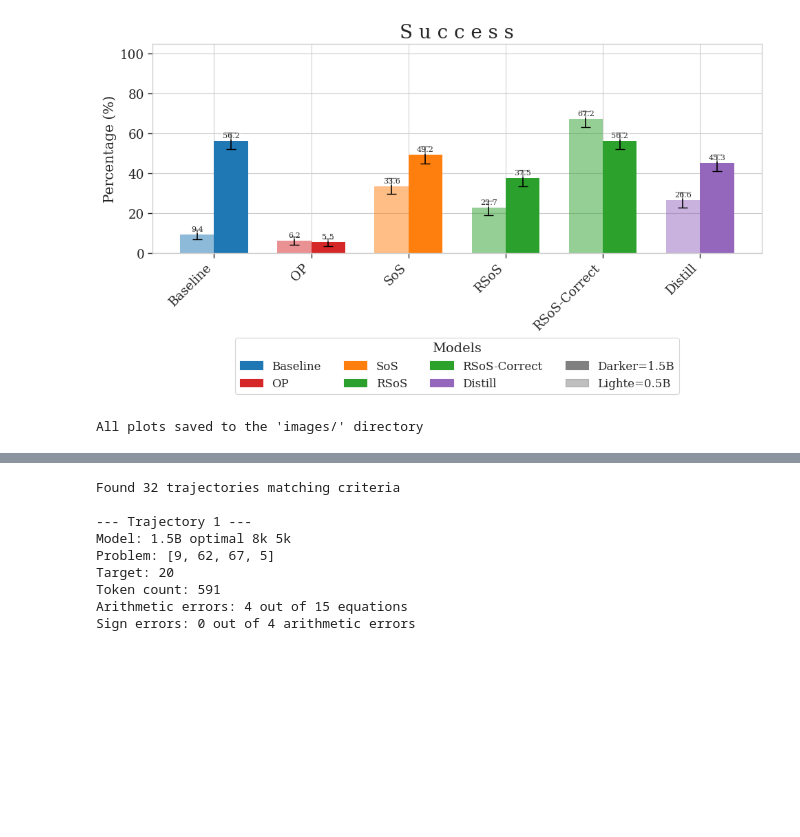
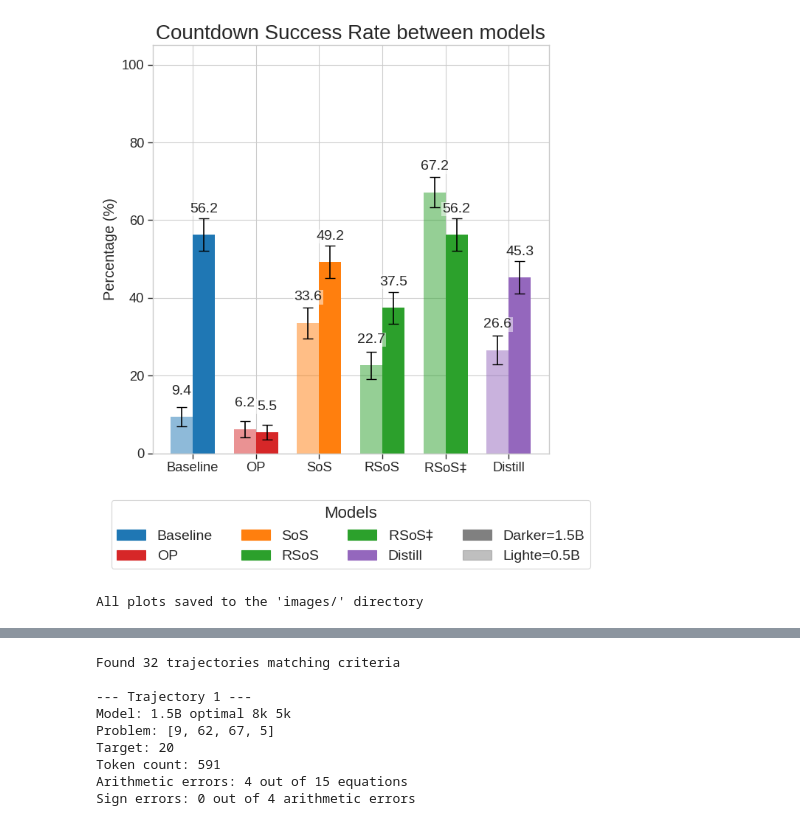
Before and after one commit to chloeli-15/stream-of-search, a Jupyter notebook: results/trajectory_analysis (3).ipynb, the cells around one changed output, grey strips where cells are left out. Drawn from its saved outputs; the diff is of its cells as text; code cells hidden in the pictures; blank space fills up the shorter version.

Commit message:
new resutls and plotting

```diff
--- a/results/trajectory_analysis (3).ipynb
+++ b/results/trajectory_analysis (3).ipynb
@@ -493,8 +493,11 @@ def parse_model_filepath(filepath):
         "OP": r"qwen-2\.5-[01]\.5B-instruct-sft-lora-countdown-optimal-seq\d+k-\d+k",
         "SoS": r"qwen-2\.5-[01]\.5B-instruct-sft-lora-countdown-search-seq\d+k-\d+k",
         "RSoS": r"qwen-2\.5-[01]\.5B-instruct-sft-lora-countdown-search-react-seq\d+k-\d+k",
-        "RSoS-Correct": r"qwen-2\.5-[01]\.5B-instruct-sft-lora-countdown-search-react-correct-seq\d+k-\d+k",
-        "Distill": r"qwen-2\.5-[01]\.5B-instruct-sft-lora-countdown-deepseek-correct-seq\d+k-\d+k"
+        "RSoS$\u2021$": r"qwen-2\.5-[01]\.5B-instruct-sft-lora-countdown-search-react-correct-seq\d+k-\d+k",
+        "Distill w/o \nverification": r"qwen-2\.5-[01]\.5B-instruct-sft-lora-countdown-deepseek-correct-seq\d+k-\d+k-no-backtrack",
+        "Distill w/o \nrejection": r"qwen-2\.5-[01]\.5B-instruct-sft-lora-countdown-deepseek-\d+k-no_rejection",
+        "Distill": r"qwen-2\.5-[01]\.5B-instruct-sft-lora-countdown-deepseek-correct-seq\d+k-\d+k",
+        "Mixed": r"qwen-2\.5-[01]\.5B-instruct-sft-lora-countdown-mixed-\d+k",
     }
 
     # Find matching method pattern
@@ -547,7 +550,7 @@ def process_trajectories_to_dataframe(file_path):
         # Get model metadata
         model_info = parse_model_filepath(file_path)
         if model_info["method"]=="Unknown":
-            print(f"Not using {file_path} in final report. Skipping.")
+            print(f"Not using {file_path} in final report. Ski%ing.")
             return pd.DataFrame()
 
         # Process each trajectory
@@ -759,8 +762,11 @@ methods = {
     "OP": r"qwen-2\.5-[01]\.5B-instruct-sft-lora-countdown-optimal-seq8k-5k",
     "SoS": r"qwen-2\.5-[01]\.5B-instruct-sft-lora-countdown-search-seq8k-5k",
     "RSoS": r"qwen-2\.5-[01]\.5B-instruct-sft-lora-countdown-search-react-seq8k-5k",
-    "RSoS-Correct": r"qwen-2\.5-[01]\.5B-instruct-sft-lora-countdown-search-react-correct-seq10k-5k",
-    "Distill": r"qwen-2\.5-[01]\.5B-instruct-sft-lora-countdown-deepseek-correct-seq8k-5k"
+    "RSoS$\u2021$": r"qwen-2\.5-[01]\.5B-instruct-sft-lora-countdown-search-react-correct-seq10k-5k",
+    "Distill w/o \nverification": r"qwen-2\.5-[01]\.5B-instruct-sft-lora-countdown-deepseek-correct-seq8k-5k-no-backtrack",
+    "Distill w/o \nrejection": r"qwen-2\.5-[01]\.5B-instruct-sft-lora-countdown-deepseek-\d+k-no_rejection",
+    "Distill": r"qwen-2\.5-[01]\.5B-instruct-sft-lora-countdown-deepseek-correct-seq8k-5k",
+    "Mixed": r"qwen-2\.5-[01]\.5B-instruct-sft-lora-countdown-mixed-10k",
 }
 
 # Create a new column 'method' in stats_df
@@ -789,8 +818,6 @@ os.makedirs('images', exist_ok=True)
 
 # Set style for scientific publication
 plt.style.use('seaborn-v0_8-whitegrid')
-plt.rcParams['font.family'] = 'DeJavu Serif'
-plt.rcParams['font.serif'] = ['Times New Roman']
 sns.set_context("paper", font_scale=1.5)
 
 # List of metrics to plot
@@ -816,14 +843,15 @@ metrics = [
 ]
 
 # Define method order and colors
-method_order = ['Baseline', 'OP', 'SoS', 'RSoS', 'RSoS-Correct', 'Distill']
+method_order = ['Baseline', 'OP', 'SoS', 'RSoS', 'RSoS$\u2021$', 'Distill'] # , "Distill w/o \nverification"
 method_colors = {
     'Baseline': '#1f77b4',  # blue
     'OP': '#d62728',        # red
     'SoS': '#ff7f0e',       # orange
     'RSoS': '#2ca02c',      # green
-    'RSoS-Correct': '#2ca12c',  # green
-    'Distill': '#9467bd'    # purple
+    'RSoS$\u2021$': '#2ca12c',  # green
+    'Distill': '#9467bd',    # purple
+    # 'Distill w/o \nverification': '#946711'  # brown-ish
 }
 
 # Improved confidence interval calculation with capping
@@ -846,7 +874,7 @@ def binomial_ci(success, total, confidence=0.66):
 
 # Create a plot for each metric
 for metric in metrics:
-    fig, ax = plt.subplots(figsize=(10, 8))
+    fig, ax = plt.subplots(figsize=(7, 8))
 
     # Set x-axis with specified order
     x = np.arange(len(method_order))
@@ -892,9 +920,10 @@ for metric in metrics:
     # Customize the plot
     metric_name = ' '.join(metric.replace('perc_', '').replace('_', ' ').title())
     ax.set_ylabel(f'{"Percentage" if metric.startswith("perc_") else "Value"} (%)')
-    ax.set_title(f'{metric_name}'.capitalize(), fontsize=20)
+    # ax.set_title(f'{metric_name}'.capitalize(), fontsize=20)
+    ax.set_title("Countdown Success Rate between models", fontsize=20)
     ax.set_xticks(x)
-    ax.set_xticklabels(method_order, rotation=45, ha='right')
+    ax.set_xticklabels(method_order) # , rotation=45, ha='right')
 
     # Ensure y-axis starts at 0 and stays within bounds for percentage metrics
     ax.set_ylim(0, 105)  # Cap at 105% for visibility
@@ -915,40 +944,40 @@ for metric in metrics:
 
     # Place legend below the subplots
     ax.legend(handles=handles, labels=labels, loc='lower center', ncol=4,
-               bbox_to_anchor=(0.5, -0.7), fontsize=12, frameon=True,
-               title='Models', title_fontsize=14)
+               bbox_to_anchor=(0.5, -0.3), fontsize=14, frameon=True,
+               title='Models', title_fontsize=16)
 
 
     # Add value labels on top of bars
     for i, size in enumerate(['0.5B', '1.5B']):
         subset = filtered_df[filtered_df['model_size'] == size]
         for j, method in enumerate(method_order):
             method_data = subset[subset['method'] == method]
             if len(method_data) > 0:
                 value = method_data[metric].values[0] * 100
-                ax.text(j + (i - 0.5) * width, value + 1, f'{value:.1f}',
-                    ha='center', va='bottom', fontsize=8,
+                ax.text(j + (i - 0.5) * width, value + 5, f'{value:.1f}',
+                    ha='center', va='bottom', fontsize=14,
                     bbox=dict(facecolor='white', alpha=0.5, pad=1, edgecolor='none'))
 
     plt.tight_layout()
 
     # Create a clean filename by replacing special characters
     clean_metric_name = metric.replace('perc_', '')
 
     # Save the figure (both PDF for publication and PNG for quick viewing)
-    # fig.savefig(f'images/{clean_metric_name}.pdf', format='pdf', dpi=300, bbox_inches='tight')
+    fig.savefig(f'images/{clean_metric_name}.pdf', format='pdf', dpi=300, bbox_inches='tight')
     fig.savefig(f'images/{clean_metric_name}.png', format='png', dpi=150, bbox_inches='tight')
 
     # Display the plot
     plt.show()
 
     # Close the figure to free memory
     plt.close(fig)
     break
 
 print(f"All plots saved to the 'images/' directory")
 # %% [output]
-[figure, old version]
+[figure, new version]
 All plots saved to the 'images/' directory
 # %%
 
```
Also changed, not shown: parts of 16 cells of this notebook, 46 other files.
